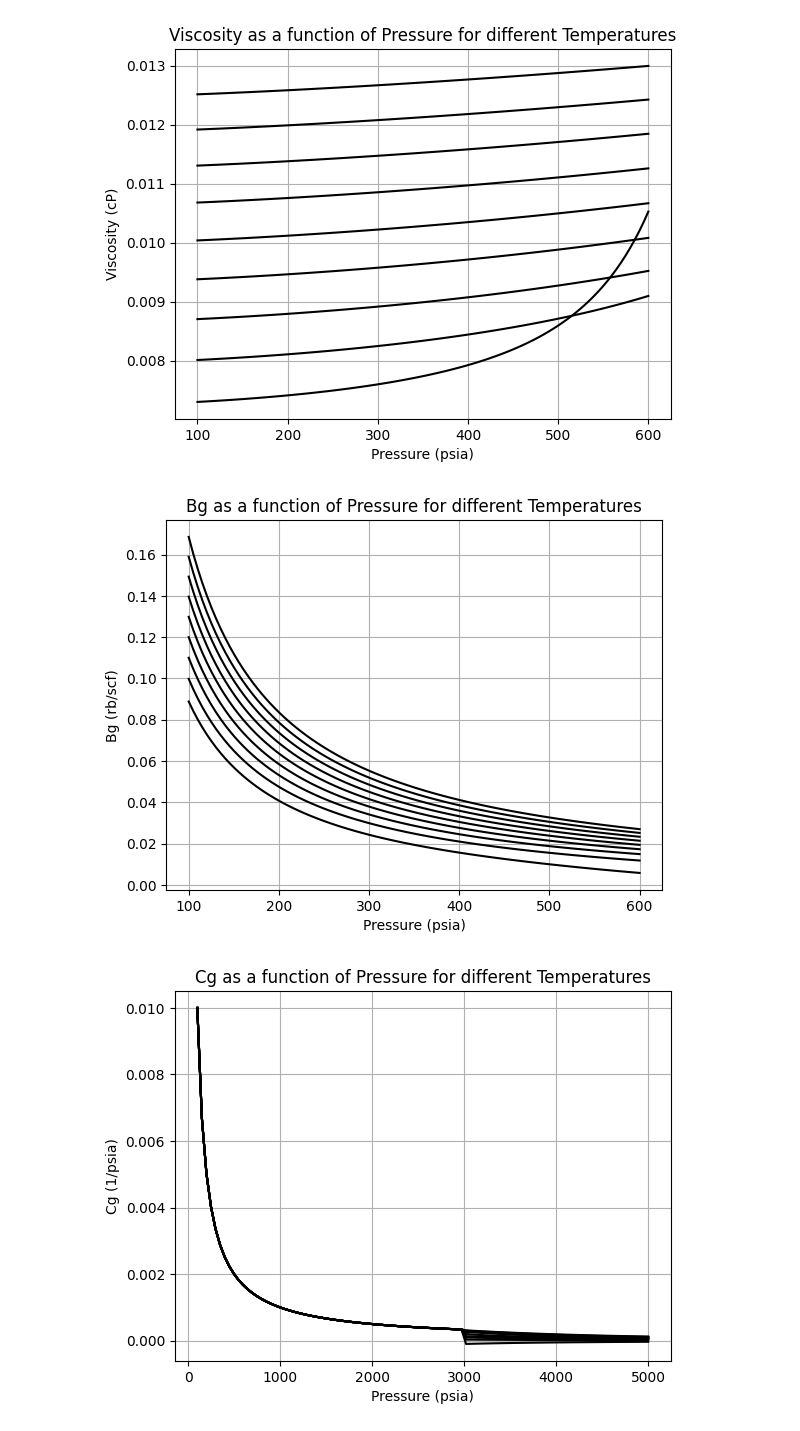
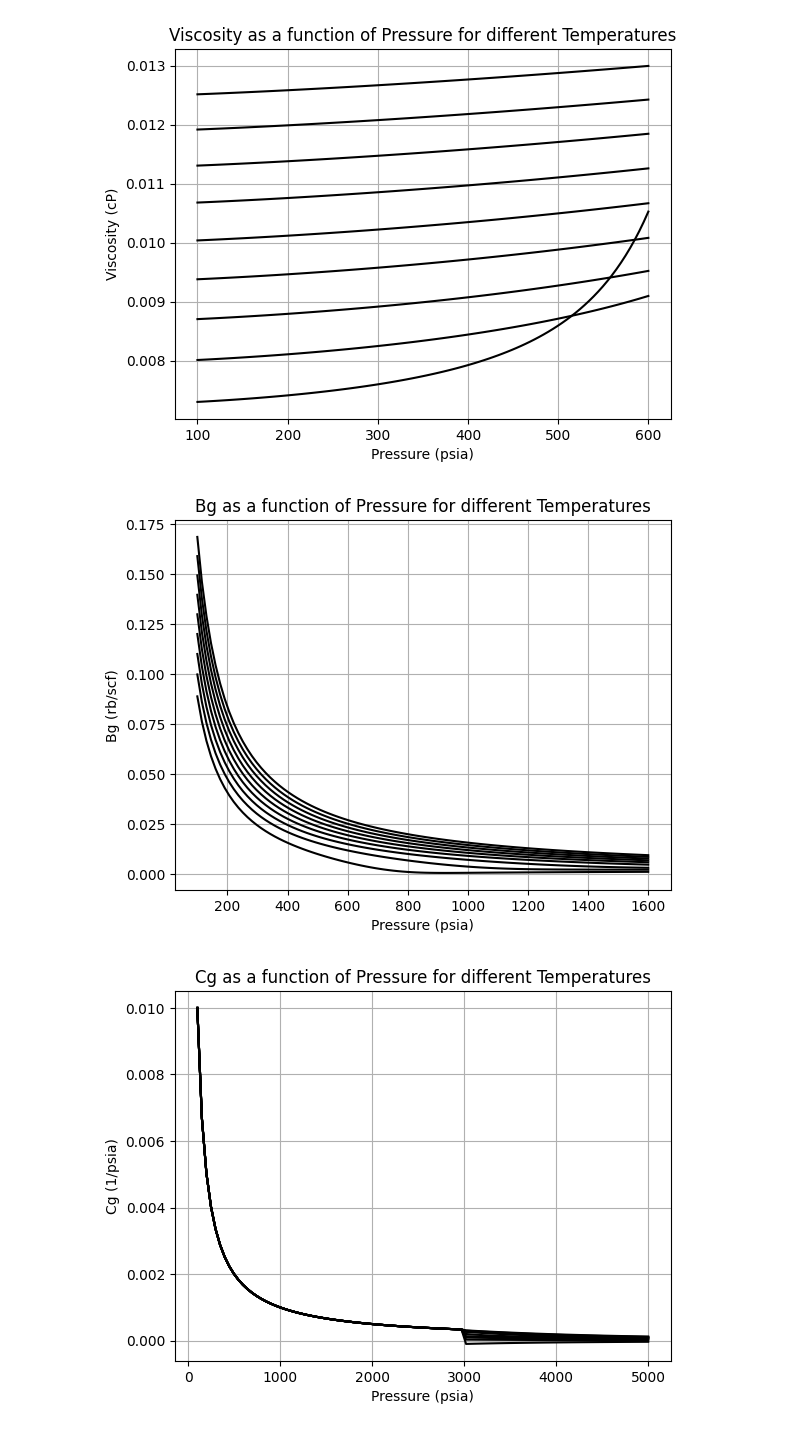
Before and after one commit to andydean27/pyRE, a Jupyter notebook: examples/fluids/gas.ipynb, the cells around one changed output. Saved outputs shown, nothing was run; the diff lists cells and outputs as text; code cells hidden in the pictures.

Commit message:
Change plotting range

```diff
--- a/examples/fluids/gas.ipynb
+++ b/examples/fluids/gas.ipynb
@@ -91,21 +91,21 @@ plt.show()
 # %%
 import matplotlib.pyplot as plt
 import numpy as np
 
 # Plot gas formation volume factor as function of pressure, lines by temperature
-P = np.linspace(100, 600, 100)
+P = np.linspace(100, 1600, 100)
 T = np.linspace(300, 600, 10)
 for t in T:
     Bg = np.array([gas_model.formation_volume_factor(p, t) for p in P])
     plt.plot(P, Bg, label=f'T = {t} R', color = "k")
 
 plt.xlabel('Pressure (psia)')
 plt.ylabel('Bg (rb/scf)')
 plt.title('Bg as a function of Pressure for different Temperatures')
 plt.grid(True)
 plt.show()
 # %% [output]
-[figure, old version]
+[figure, new version]
 # %%
 import matplotlib.pyplot as plt
 import numpy as np
```
